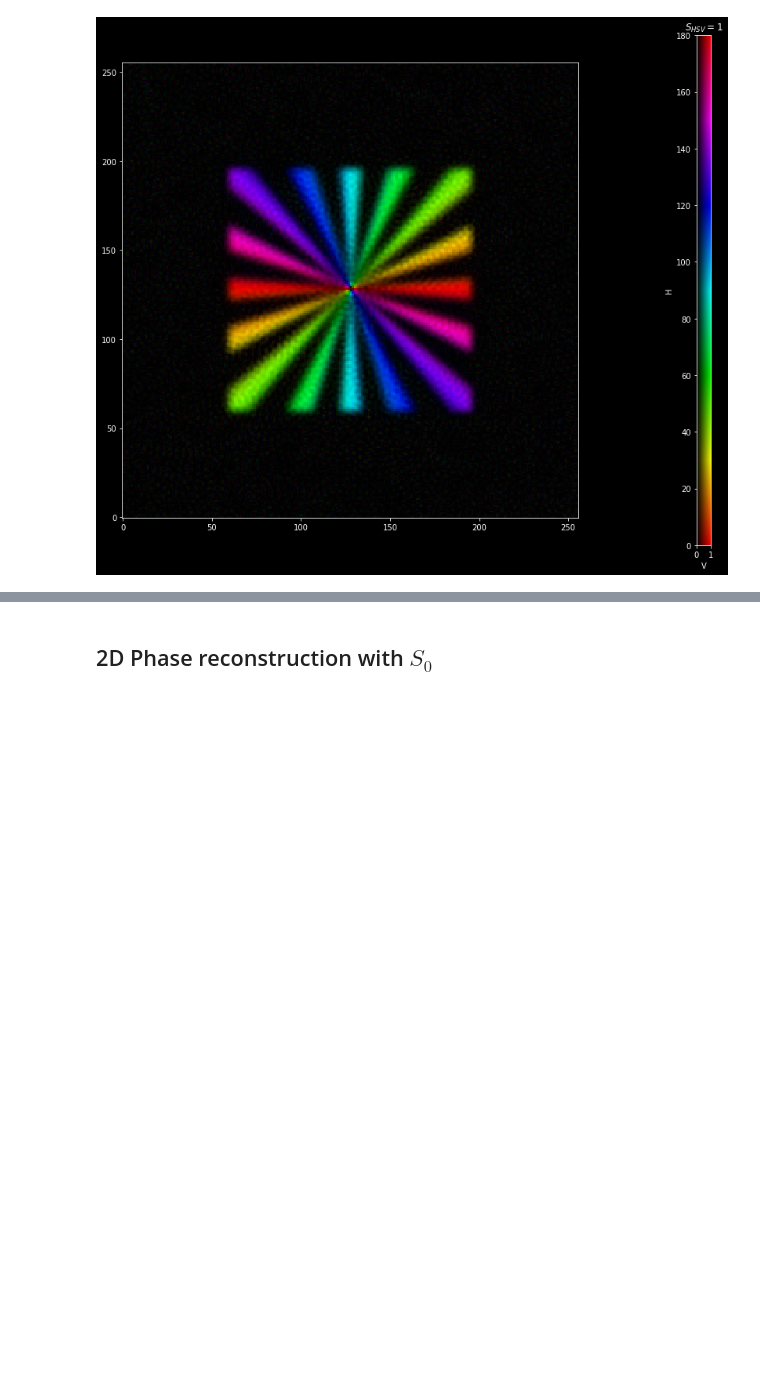
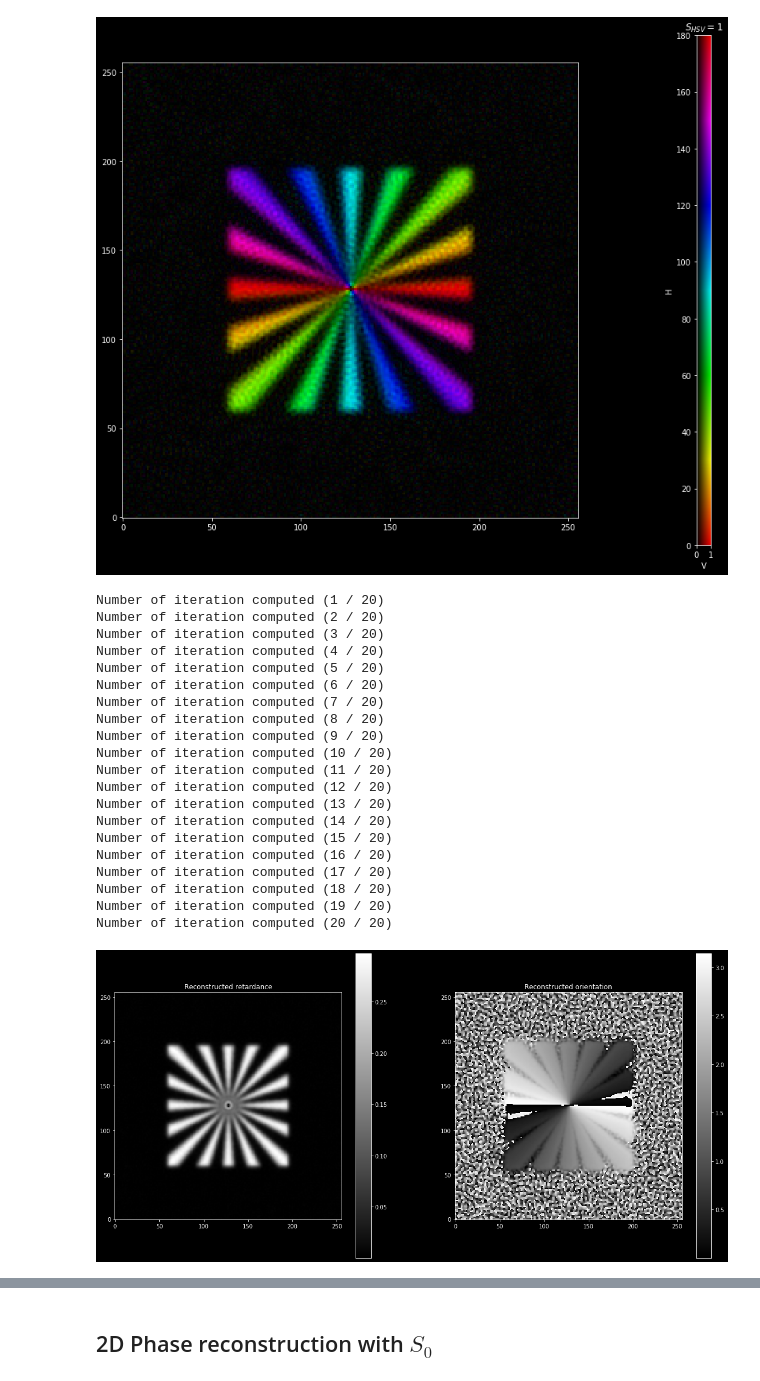
Before and after one commit to mehta-lab/waveorder, a Jupyter notebook: examples/2D_QLIPP_simulation/2D_QLIPP_recon.ipynb, the cells around one changed output, grey strips where cells are left out. Cells and saved outputs as stored; diff of their text form; code cells hidden in the pictures; blank space fills up the shorter version.

```diff
--- a/examples/2D_QLIPP_simulation/2D_QLIPP_recon.ipynb
+++ b/examples/2D_QLIPP_simulation/2D_QLIPP_recon.ipynb
@@ -82,2 +82,31 @@ wo.plot_hsv([Sa_sample, Rt_sample], size=10, origin='lower')
 # %% [output]
 [figure]
+# %%
+
+retardance_TV, azimuth_TV = setup.Birefringence_recon_2D(S1_stack, S2_stack, method='TV', reg_br = 1e-1,\
+                                                      rho = 1e-5, lambda_br=1e-3, itr = 20, verbose=True)
+
+wo.plot_multicolumn(np.array([retardance_TV, azimuth_TV]), num_col=2, size=10, \
+                    set_title=True, titles = ['Reconstructed retardance', 'Reconstructed orientation'], origin='lower')
+# %% [output]
+Number of iteration computed (1 / 20)
+Number of iteration computed (2 / 20)
+Number of iteration computed (3 / 20)
+Number of iteration computed (4 / 20)
+Number of iteration computed (5 / 20)
+Number of iteration computed (6 / 20)
+Number of iteration computed (7 / 20)
+Number of iteration computed (8 / 20)
+Number of iteration computed (9 / 20)
+Number of iteration computed (10 / 20)
+Number of iteration computed (11 / 20)
+Number of iteration computed (12 / 20)
+Number of iteration computed (13 / 20)
+Number of iteration computed (14 / 20)
+Number of iteration computed (15 / 20)
+Number of iteration computed (16 / 20)
+Number of iteration computed (17 / 20)
+Number of iteration computed (18 / 20)
+Number of iteration computed (19 / 20)
+Number of iteration computed (20 / 20)
+[figure, added]
```
Also changed, not shown: parts of 4 cells of this notebook, 4 other files.
